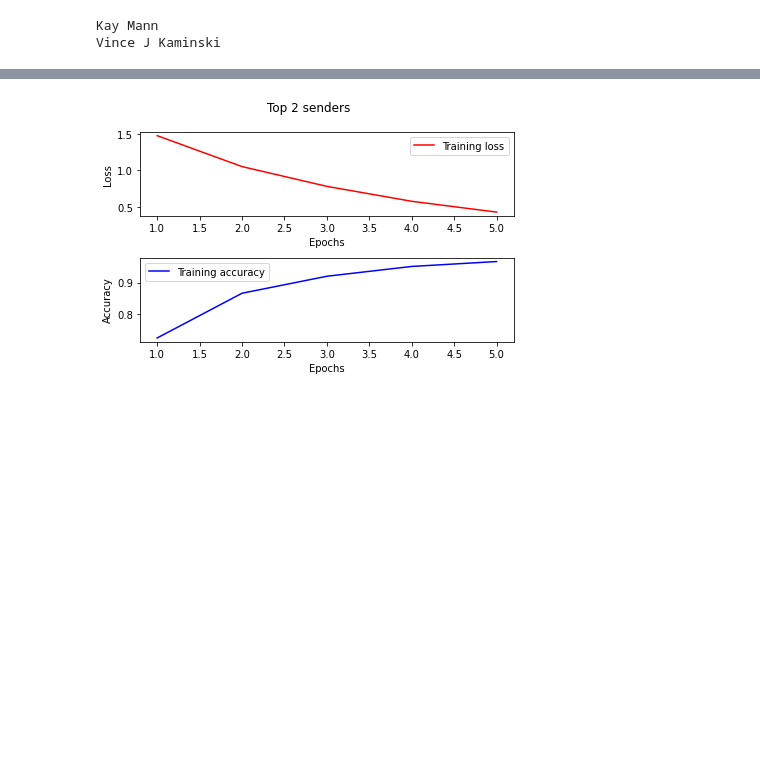
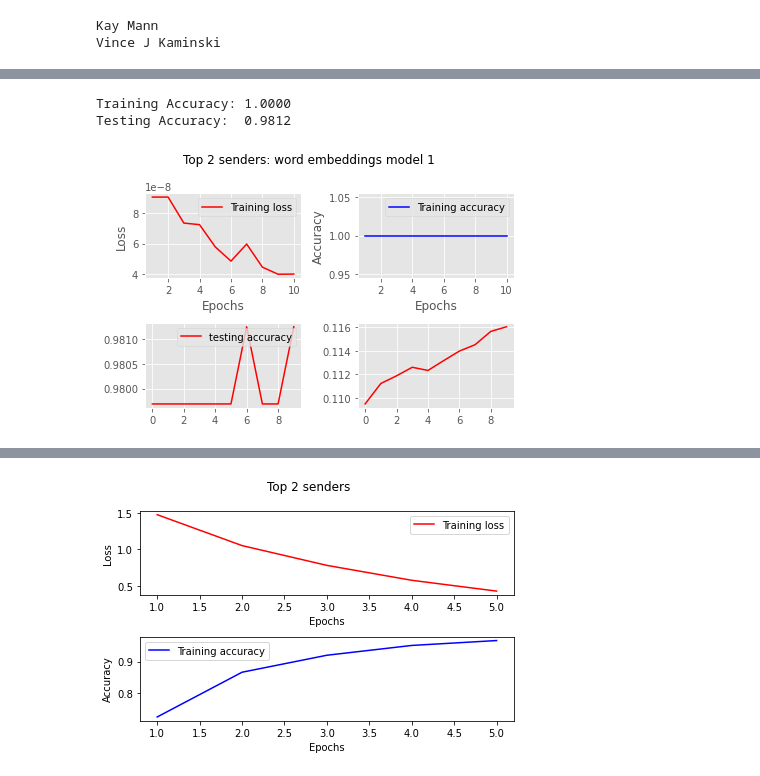
Before and after one commit to lvbenson/Usable_AI_Code, a Jupyter notebook: Project/analysis.ipynb, the cells around one changed output, grey strips where cells are left out. Cells and saved outputs as stored; diff of their text form; code cells hidden in the pictures; blank space fills up the shorter version.

```diff
--- a/Project/analysis.ipynb
+++ b/Project/analysis.ipynb
@@ -79,3 +79,13 @@ from sklearn.model_selection import train_test_split
 
 
 X_train, X_test, y_train, y_test = train_test_split(seqs_all,labels_all,stratify=labels_all)
+# %%
+#logistic regression
+
+from sklearn.linear_model import LogisticRegression
+
+classifier = LogisticRegression()
+classifier.fit(X_train, y_train)
+score = classifier.score(X_test, y_test)
+
+print("Accuracy:", score)
@@ -81,0 +217,40 @@ X_train, X_test, y_train, y_test = train_test_split(seqs_all,labels_all,stratify
+# %%
+history = model.fit(X_train, y_train,
+                    epochs=50,
+                    verbose=False,
+                    validation_data=(X_test, y_test),
+                    batch_size=10)
+loss, accuracy = model.evaluate(X_train, y_train, verbose=False)
+print("Training Accuracy: {:.4f}".format(accuracy))
+loss, accuracy = model.evaluate(X_test, y_test, verbose=False)
+print("Testing Accuracy:  {:.4f}".format(accuracy))
+# %% [output]
+Training Accuracy: 1.0000
+Testing Accuracy:  0.9812
+# %%
+train_loss = history.history['loss']
+
+train_acc = history.history['accuracy']
+test_acc = history.history["val_accuracy"]
+test_loss = history.history["val_loss"]
+
+fig, ax = plt.subplots(2,2)
+ax[0,0].plot(np.arange(1,11), train_loss, 'r', label='Training loss')
+ax[0,0].set_xlabel('Epochs')
+ax[0,0].set_ylabel('Loss')
+ax[0,0].legend()
+ax[0,1].plot(np.arange(1,11), train_acc, 'b', label='Training accuracy')
+ax[0,1].set_xlabel('Epochs')
+ax[0,1].set_ylabel('Accuracy')
+ax[0,1].legend()
+ax[1,0].plot(test_acc, 'r', label='testing accuracy')
+ax[1,0].legend()
+ax[1,1].plot(test_loss, 'b', label='testing loss')
+ax[1,1].legend()
+plt.suptitle('Top 2 senders: word embeddings model 1')
+plt.tight_layout()
+plt.savefig("C:/Users/benso/Desktop/Projects/UsableAI/Project/2class_model_nonembedding.png")
+
+plt.show()
+# %% [output]
+[figure, added]
```
Also changed, not shown: parts of 12 cells of this notebook, 3 other files.
